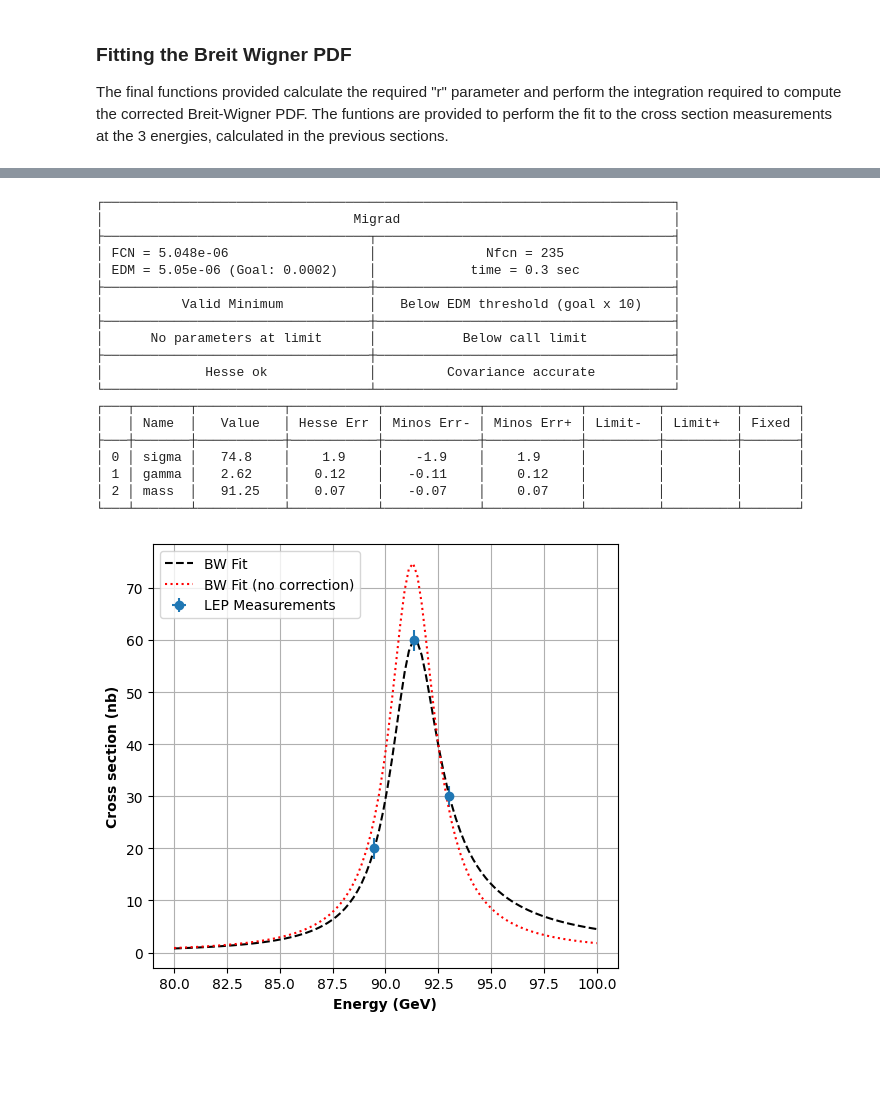
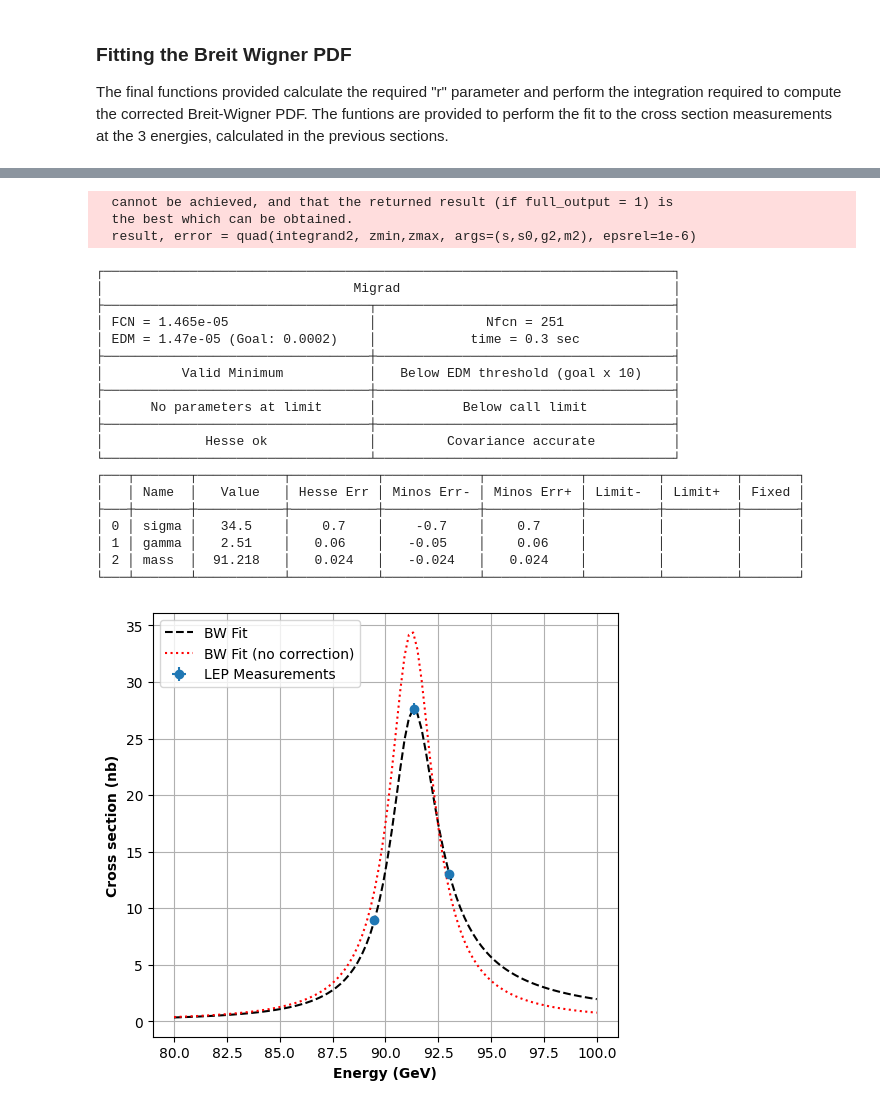
Before and after one commit to kotenevmatvei/z0-boson-resonance, a Jupyter notebook: Praktikum_example.ipynb, the cells around one changed output, grey strips where cells are left out. Drawn from its saved outputs; the diff is of its cells as text; code cells hidden in the pictures; blank space fills up the shorter version.

```diff
--- a/Praktikum_example.ipynb
+++ b/Praktikum_example.ipynb
@@ -154,7 +154,7 @@ def make_hadron_cut(event_properties, particle_properties, energy):
 
     eff_hadrons = np.sum(selection) / len(event_properties)
     print("Efficiency hadrons: ", eff_hadrons)
-    return selection
+    return selection, eff_hadrons
 # %% [markdown]
 ## cut for muons
 # %%
@@ -181,20 +181,8 @@ def make_muon_cut(event_properties, particle_properties, energy):
 
     eff_muons = np.sum(selection) / len(event_properties)
     print("Efficiency muonen: ", eff_muons)
-    return selection
+    return selection, eff_muons
 # %% [markdown]
 ### Exploring the dataset
 
 Now we have the functions to read in the data we can take a look at it and see the effects of changing different cuts on the distributions and see how this will help us to pick the best classifying cuts to select the appropriate hadron and muon Z0 events.
-# %%
-input_data_file = "91gev.dat" # first define which energy range data we want to read in
-
-# Then we get our data from the input file
-data_events, data_particles = read_events(input_data_file)
-
-#we retrieve the muon and hadron MC data
-muon_mc_events, muon_mc_particles =read_events("muons.dat")
-hadron_mc_events, hadron_mc_particles =read_events("hadrons.dat")
-
-data_var = []
-print(len(data_events), "events in data, ", len(muon_mc_events), "muon MC events, ", len(hadron_mc_events),"hadron MC events")
@@ -203,3 +189,11 @@ print(len(data_events), "events in data, ", len(muon_mc_events), "muon MC events
+# %%
+#we retrieve the muon and hadron MC data
+muon_mc_events, muon_mc_particles =read_events("muons.dat")
+hadron_mc_events, hadron_mc_particles =read_events("hadrons.dat")
+
+data_89_events, data89_particles = read_events("89gev.dat")
+data_91_events, data91_particles = read_events("91gev.dat")
+data_93_events, data93_particles = read_events("93gev.dat")
 # %%
 variable = "n_part" # The name of the variable we want to plot
 xmin, xmax, nbins = 0., 100, 51 # And the binning of the histogram we want to make (min, max, number of bins)
@@ -439,61 +475,64 @@ from iminuit import Minuit
 npoints=3
 #here you need to declare the energy-vs-cross section and the errors from your estimation
 x= [89.48,91.33,93.03]
-y= [20,60,30] # These values are of course example guess values, replace them with your own
+y= results[0]
 ex= [0.,0.,0.]
-ey= [2,2,2] # These error values should also be replaced
+ey= results[1]
 
 def chi_squared(sigma, gamma, mass):
     expectation = np.array(convolution2(x, sigma, gamma, mass))
-    return np.sum((expectation-np.array(y))**2/np.array(ey))
+    return np.sum((expectation-np.array(y))**2/np.array(ey)**2)
 
-minuit = Minuit(chi_squared, sigma=70., gamma=5., mass=90.)
+minuit = Minuit(chi_squared, sigma=33., gamma=2.6, mass=90.)
 minuit.migrad()
 minuit.hesse()
 minuit.minos()
 
 fit_parameters =  np.array([minuit.values[0], minuit.values[1], minuit.values[2]])
 errors =  np.array([minuit.errors[0], minuit.errors[1], minuit.errors[2]])
 
 # Make a plot of the best fit values in comparison to measurements
 plt.figure(figsize=(6,5.5))
 plt.errorbar(x, y, xerr=ex, yerr=ey, fmt="o", label="LEP Measurements")
 
 # Evaluate our fitted function at lots of values of energy to make a line
 # then draw it on top of the points
 fit_x = np.linspace(80,100,100)
 plt.plot(fit_x, convolution2(fit_x, *fit_parameters), color="black", linestyle="dashed", label="BW Fit")
 plt.plot(fit_x, bw2(fit_x, (fit_parameters[0], fit_parameters[1], fit_parameters[2])),
          color="red", linestyle="dotted", label="BW Fit (no correction)")
 
 plt.xlabel("Energy (GeV)", weight="bold")
 plt.ylabel("Cross section (nb)", weight="bold")
 plt.legend()
 plt.grid()
 
 sigma_hadron_fit, gamma_hadron_fit, mass_hadron_fit = fit_parameters
 sigma_hadron_fit_error, gamma_hadron_fit_error, mass_hadron_fit_error = errors
 
 print(minuit.fmin)
 print(minuit.params)
 # %% [output]
-┌─────────────────────────────────────────────────────────────────────────┐
-│                                Migrad                                   │
-├──────────────────────────────────┬──────────────────────────────────────┤
-│ FCN = 5.048e-06                  │              Nfcn = 235              │
-│ EDM = 5.05e-06 (Goal: 0.0002)    │            time = 0.3 sec            │
-├──────────────────────────────────┼──────────────────────────────────────┤
-│          Valid Minimum           │   Below EDM threshold (goal x 10)    │
-├──────────────────────────────────┼──────────────────────────────────────┤
-│      No parameters at limit      │           Below call limit           │
-├──────────────────────────────────┼──────────────────────────────────────┤
-│             Hesse ok             │         Covariance accurate          │
-└──────────────────────────────────┴──────────────────────────────────────┘
-┌───┬───────┬───────────┬───────────┬────────────┬────────────┬─────────┬─────────┬───────┐
-│   │ Name  │   Value   │ Hesse Err │ Minos Err- │ Minos Err+ │ Limit-  │ Limit+  │ Fixed │
-├───┼───────┼───────────┼───────────┼────────────┼────────────┼─────────┼─────────┼───────┤
-│ 0 │ sigma │   74.8    │    1.9    │    -1.9    │    1.9     │         │         │       │
-│ 1 │ gamma │   2.62    │   0.12    │   -0.11    │    0.12    │         │         │       │
-│ 2 │ mass  │   91.25   │   0.07    │   -0.07    │    0.07    │         │         │       │
-└───┴───────┴───────────┴───────────┴────────────┴────────────┴─────────┴─────────┴───────┘
+  cannot be achieved, and that the returned result (if full_output = 1) is
+  the best which can be obtained.
+  result, error = quad(integrand2, zmin,zmax, args=(s,s0,g2,m2), epsrel=1e-6)
+┌─────────────────────────────────────────────────────────────────────────┐
+│                                Migrad                                   │
+├──────────────────────────────────┬──────────────────────────────────────┤
+│ FCN = 1.465e-05                  │              Nfcn = 251              │
+│ EDM = 1.47e-05 (Goal: 0.0002)    │            time = 0.3 sec            │
+├──────────────────────────────────┼──────────────────────────────────────┤
+│          Valid Minimum           │   Below EDM threshold (goal x 10)    │
+├──────────────────────────────────┼──────────────────────────────────────┤
+│      No parameters at limit      │           Below call limit           │
+├──────────────────────────────────┼──────────────────────────────────────┤
+│             Hesse ok             │         Covariance accurate          │
+└──────────────────────────────────┴──────────────────────────────────────┘
+┌───┬───────┬───────────┬───────────┬────────────┬────────────┬─────────┬─────────┬───────┐
+│   │ Name  │   Value   │ Hesse Err │ Minos Err- │ Minos Err+ │ Limit-  │ Limit+  │ Fixed │
+├───┼───────┼───────────┼───────────┼────────────┼────────────┼─────────┼─────────┼───────┤
+│ 0 │ sigma │   34.5    │    0.7    │    -0.7    │    0.7     │         │         │       │
+│ 1 │ gamma │   2.51    │   0.06    │   -0.05    │    0.06    │         │         │       │
+│ 2 │ mass  │  91.218   │   0.024   │   -0.024   │   0.024    │         │         │       │
+└───┴───────┴───────────┴───────────┴────────────┴────────────┴─────────┴─────────┴───────┘
-[figure, old version]
+[figure, new version]
```
Also changed, not shown: parts of 11 cells of this notebook.
